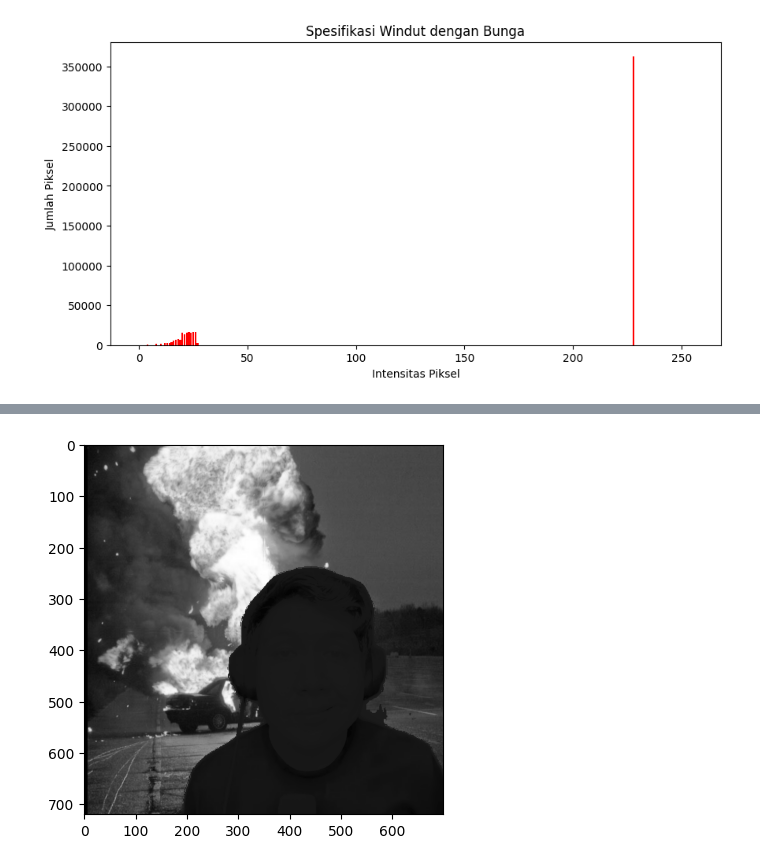
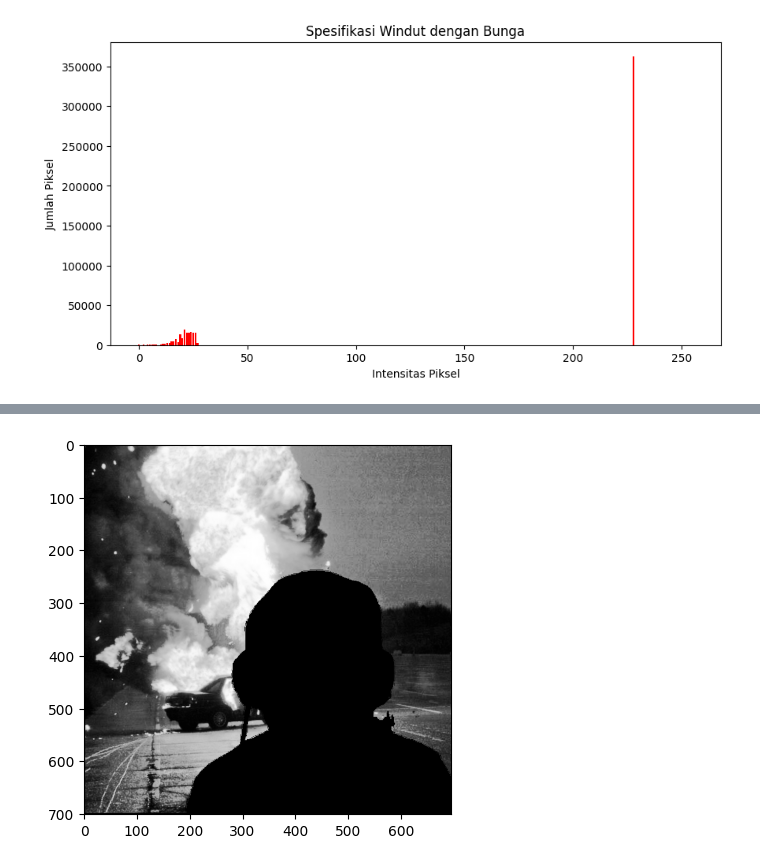
Before and after one commit to praktikum-pcd-2026/gokil-tegarpng, a Jupyter notebook: Jurnal_Mod2_F1D02410081.ipynb, the cells around one changed output, grey strips where cells are left out. Drawn from its saved outputs; the diff is of its cells as text; code cells hidden in the pictures.

```diff
--- a/Jurnal_Mod2_F1D02410081.ipynb
+++ b/Jurnal_Mod2_F1D02410081.ipynb
@@ -14,15 +21,19 @@ print(meledak.shape)
 # %%
-meledak1 = meledak[5:360, 0:350]
-meledak2 = meledak[5:360, 360:710]
-meledak3 = meledak[367:710, 0:350]
-meledak4 = meledak[367:710, 360:710]
+meledak1 = meledak[7:360, 5:353]
+meledak2 = meledak[7:360, 367:715]
+meledak3 = meledak[367:715, 5:353]
+meledak4 = meledak[367:715, 367:715]
 plt.subplot(2, 2, 1)
+plt.title("Part 1")
 plt.imshow(meledak1)
 plt.subplot(2, 2, 2)
+plt.title("Part 2")
 plt.imshow(meledak2)
 plt.subplot(2, 2, 3)
+plt.title("Part 3")
 plt.imshow(meledak3)
 plt.subplot(2, 2, 4)
+plt.title("Part 4")
 plt.imshow(meledak4)
 # %% [output]
 <matplotlib.image.AxesImage at 0x...>
@@ -66,4 +110,6 @@ plt.imshow(gabung_meledak)
 # %%
-meledakGray = cv2.cvtColor(gabung_meledak, cv2.COLOR_RGB2GRAY)
+meledakGray0 = cv2.cvtColor(gabung_meledak, cv2.COLOR_RGB2GRAY)
+meledakGray = ekualisasi(meledakGray0)
 plt.imshow(meledakGray, cmap='gray')
+print(meledakGray.shape)
 # %% [output]
@@ -178,12 +203,11 @@ def spesifikasi_histogram(citra_asal, citra_target):
     return hasil
 # %%
 windah0 = cv2.imread("Assets/Windut.png")
-windah1 = cv2.cvtColor(windah0, cv2.COLOR_RGB2GRAY)
+windah1 = cv2.cvtColor(windah0, cv2.COLOR_BGR2GRAY)
 bunga0 = cv2.imread("Assets/Bunga.png")
-bunga = cv2.cvtColor(bunga0, cv2.COLOR_RGB2GRAY)
+bunga = cv2.cvtColor(bunga0, cv2.COLOR_BGR2GRAY)
 
-windah_Equal = ekualisasi(windah1)
-win_bung1 = spesifikasi_histogram(windah_Equal, bunga)
+win_bung1 = spesifikasi_histogram(windah1, bunga)
 plt.subplot(1, 3, 1)
 plt.title("Citra Ndut Windah")
 plt.imshow(windah1, cmap="gray")
@@ -204,3 +234,3 @@ plot_hist_win_bung = plot_histogram(win_bung_hist, "Spesifikasi Windut dengan Bu
 # %%
-win_bung = win_bung1[0:,0:700]
-windah = windah1[0:,0:700]
+win_bung2 = win_bung1[0: 701,0:696]
+windah = windah1[0: 701,0:696]
@@ -207,16 +240,13 @@ windah = windah1[0:,0:700]
 # %%
-bg = cv2.resize(meledakGray, (windah.shape[1], windah.shape[0]))
-
-hasil = cv2.cvtColor(win_bung, cv2.COLOR_GRAY2BGR)
+win_bung = cv2.cvtColor(win_bung2, cv2.COLOR_BGR2RGB)
+hasil = np.zeros(meledakGray.shape, dtype=meledakGray.dtype)
 
 for i in range(hasil.shape[0]):
     for j in range(hasil.shape[1]):
-        if win_bung[i,j] > 200:
-            hasil[i,j] = bg[i,j]
-        else :
-            hasil[i,j] = win_bung[i, j]
+        if win_bung1[i,j] > 150:
+            hasil[i,j] = meledakGray[i,j]
 
-plt.imshow(cv2.cvtColor(hasil, cv2.COLOR_BGR2RGB))
+plt.imshow(hasil, cmap="gray")
 plt.show()
 # %% [output]
-[figure, old version]
+[figure, new version]
```
Also changed, not shown: parts of 33 cells of this notebook.
